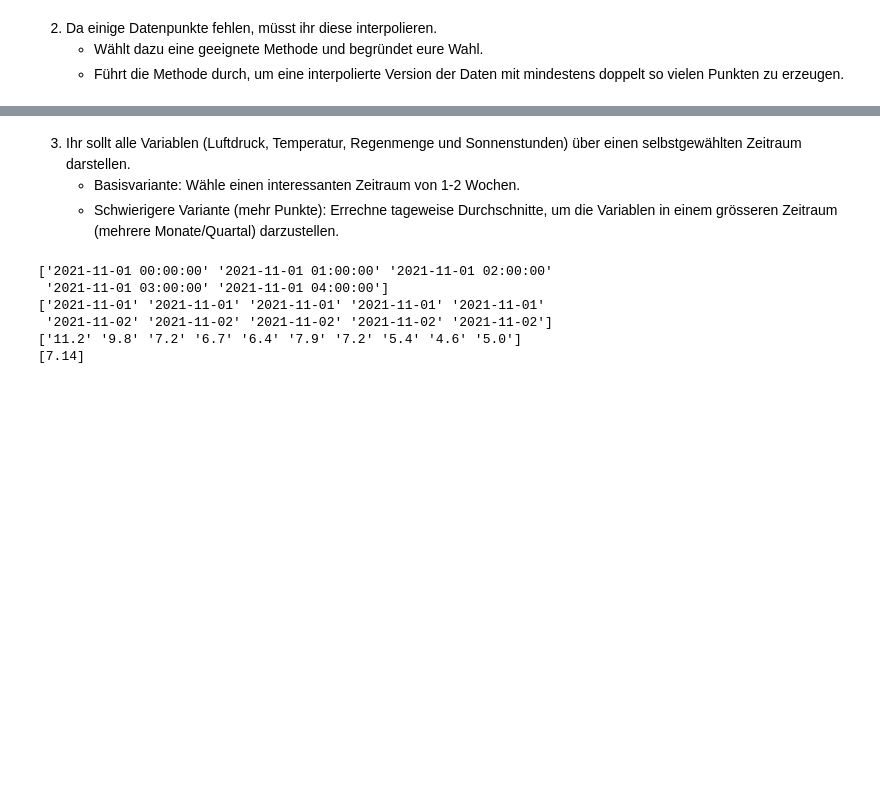
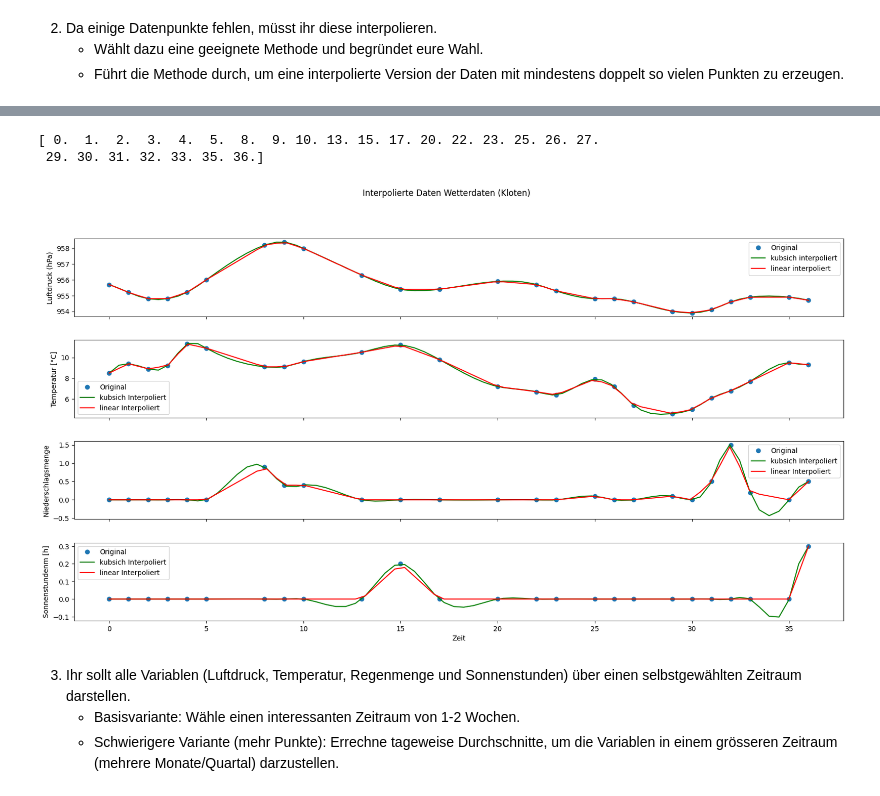
Before and after one commit to Kevin-J-Klein/NGDS-Gruppe-G, a Jupyter notebook: WetterstationGruppeG.ipynb, the cells around one changed output, grey strips where cells are left out. Drawn from its saved outputs; the diff is of its cells as text; code cells hidden in the pictures; blank space fills up the shorter version.

Commit message:
Interpolieren von Alex

```diff
--- a/WetterstationGruppeG.ipynb
+++ b/WetterstationGruppeG.ipynb
@@ -22,7 +24,6 @@ klo_weather = [row for row in weather if row[0] == 'KLO'] #klo_weather is a list
 - su2000h0: Sonnenscheindauer in Minuten der letzten Stunde
 - time_diff: Zeitdifferenz zur vorigen Messung in Minuten
 # %%
-from datetime import datetime
 print("Anzahl Messungen:", len(klo_weather))
 
 
@@ -33,7 +34,7 @@ klo_weather_t = np.transpose(klo_weather)
 #time = klo_weather_t[1].astype.datetime
 time = [datetime.strptime(t, '%Y-%m-%d %H:%M:%S') for t in klo_weather_t[1]]
 prestah0 = klo_weather_t[2].astype(float)
-trew200h0 = klo_weather_t[3].astype(float)
+tre200h0 = klo_weather_t[3].astype(float)
 rre150h0 = klo_weather_t[4].astype(float)
 su2000h0 = klo_weather_t[5].astype(float)
 time_diff = klo_weather_t[6].astype(float)
@@ -101,3 +47,63 @@ plt.show()
+# %%
+time_diff_demo = time_diff[:25]
+print(time_diff_demo)
+# %% [output]
+[ 0.  1.  2.  3.  4.  5.  8.  9. 10. 13. 15. 17. 20. 22. 23. 25. 26. 27.
+ 29. 30. 31. 32. 33. 35. 36.]
+# %%
+max = int(np.max(time_diff[:25]))
+#print(max)
+#0, 7473, 2*7473
+
+t = np.linspace(0, max, (2*max))
+
+#f_cubic = interpolate.interp1d(time_diff[:25], prestah0[:2], kind='cubic')
+
+f_cubic = interp1d(time_diff, klo_weather_t[2:6], kind='cubic')
+f_linear = interp1d(time_diff, klo_weather_t[2:6], kind = 'linear')
+
+prestah0_inter, tre200h0_inter,rre150h0_inter, su2000h0_inter = f_cubic(t)
+prestah0_inter_linear, tre200h0_inter_linear,rre150h0_inter_linear, su2000h0_inter_linear = f_linear(t)
+
+klo_weather_t_inter = np.array([prestah0_inter, tre200h0_inter,rre150h0_inter, su2000h0_inter])
+
+
+fig, (ax1, ax2, ax3, ax4) = plt.subplots(4, 1, sharex=True, figsize=(20,10))
+fig.subplots_adjust(wspace=0.5, hspace=0.3)
+
+ax1.plot(time_diff_demo, prestah0[:25], 'o', label='Original')
+ax1.plot(t, prestah0_inter, 'g-', label='kubsich interpoliert')
+ax1.plot(t, prestah0_inter_linear, 'r-', label='linear interpoliert')
+ax1.set_ylabel('Luftdruck (hPa)')
+#ax1.set_xlabel('Zeit')
+ax1.legend()
+
+ax2.plot(time_diff_demo, tre200h0[:25], 'o', label='Original')
+ax2.plot(t, tre200h0_inter, 'g-', label='kubsich Interpoliert')
+ax2.plot(t, tre200h0_inter_linear, 'r-', label='linear Interpoliert')
+ax2.set_ylabel('Temperatur [°C]')
+#ax2.set_xlabel('Zeit')
+ax2.legend()
+
+ax3.plot(time_diff_demo, rre150h0[:25], 'o', label='Original')
+ax3.plot(t, rre150h0_inter, 'g-', label='kubsich Interpoliert')
+ax3.plot(t, rre150h0_inter_linear, 'r-', label='linear Interpoliert')
+ax3.set_ylabel('Niederschlagsmenge') #Einheit: mm ?
+#ax3.set_xlabel('Zeit')
+ax3.legend()
+
+ax4.plot(time_diff_demo, su2000h0[:25], 'o', label='Original')
+ax4.plot(t, su2000h0_inter, 'g-', label='kubsich Interpoliert')
+ax4.plot(t, su2000h0_inter_linear, 'r-', label='linear Interpoliert')
+ax4.set_ylabel('Sonnenstundenm [h]')
+#ax4.set_xlabel('Zeit')
+ax4.legend()
+
+plt.xlabel('Zeit')
+plt.suptitle('Interpolierte Daten Wetterdaten (Kloten)')
+plt.show()
+# %% [output]
+[figure, added]
 # %% [markdown]
 3. Ihr sollt alle Variablen (Luftdruck, Temperatur, Regenmenge und Sonnenstunden) über einen selbstgewählten Zeitraum darstellen.
    - Basisvariante: Wähle einen interessanten Zeitraum von 1-2 Wochen.
@@ -139,10 +145,3 @@ for i in range(len(tage[10:20])):
 mean_luftdruck = np.append(mean_luftdruck, np.mean(luftdruck))
 
 print(mean_luftdruck)
-# %% [output]
-['2021-11-01 00:00:00' '2021-11-01 01:00:00' '2021-11-01 02:00:00'
- '2021-11-01 03:00:00' '2021-11-01 04:00:00']
-['2021-11-01' '2021-11-01' '2021-11-01' '2021-11-01' '2021-11-01'
- '2021-11-02' '2021-11-02' '2021-11-02' '2021-11-02' '2021-11-02']
-['11.2' '9.8' '7.2' '6.7' '6.4' '7.9' '7.2' '5.4' '4.6' '5.0']
-[7.14]
```
Also changed, not shown: parts of 3 cells of this notebook.
